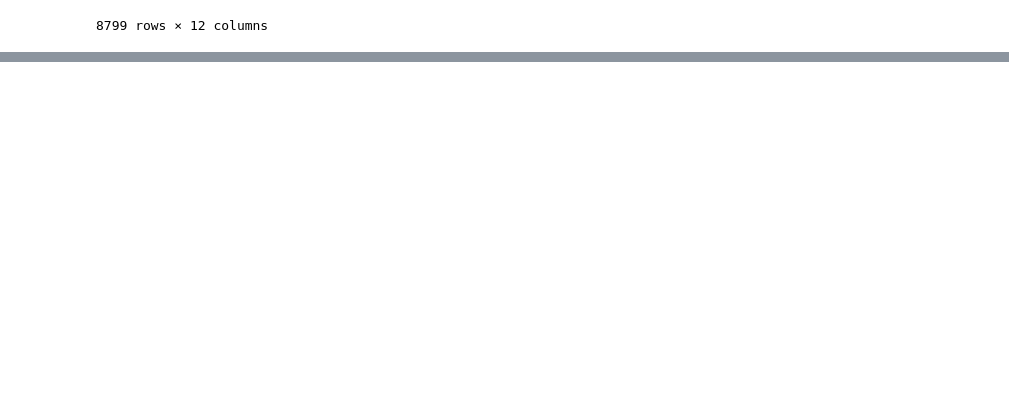
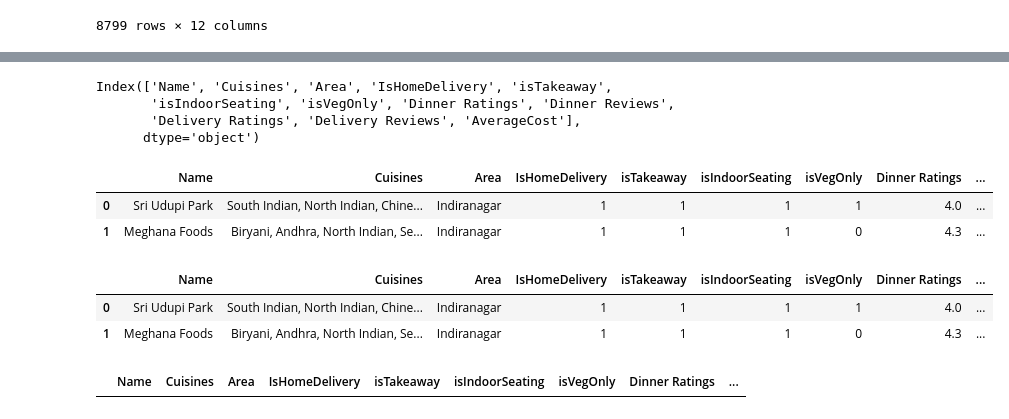
Before and after one commit to Karthik5412/Data-Cleaning, a Jupyter notebook: zomato.ipynb, the cells around one changed output, grey strips where cells are left out. Drawn from its saved outputs; the diff is of its cells as text; code cells hidden in the pictures; blank space fills up the shorter version.

```diff
--- a/zomato.ipynb
+++ b/zomato.ipynb
@@ -345,0 +357,19 @@ df.drop_duplicates(subset=['Name','Area'], keep='first')
+# %%
+df.columns
+# %% [output]
+Index(['Name', 'Cuisines', 'Area', 'IsHomeDelivery', 'isTakeaway',
+       'isIndoorSeating', 'isVegOnly', 'Dinner Ratings', 'Dinner Reviews',
+       'Delivery Ratings', 'Delivery Reviews', 'AverageCost'],
+      dtype='object')
+# %%
+# Removing bangalore from Area column because we are working on bangalore dataset
+def area_op(x):
+    return x.split(',')[0]
+
+df['Area'] = df['Area'].apply(area_op)
+# %%
+df.head(2)
+# %% [output]
+|  | Name | Cuisines | Area | IsHomeDelivery | isTakeaway | isIndoorSeating | isVegOnly | Dinner Ratings | ... |
+| 0 | Sri Udupi Park | South Indian, North Indian, Chine... | Indiranagar | 1 | 1 | 1 | 1 | 4.0 | ... |
+| 1 | Meghana Foods | Biryani, Andhra, North Indian, Se... | Indiranagar | 1 | 1 | 1 | 0 | 4.3 | ... |
@@ -345,0 +379,6 @@ df.drop_duplicates(subset=['Name','Area'], keep='first')
+# %%
+df.head(2)
+# %% [output]
+|  | Name | Cuisines | Area | IsHomeDelivery | isTakeaway | isIndoorSeating | isVegOnly | Dinner Ratings | ... |
+| 0 | Sri Udupi Park | South Indian, North Indian, Chine... | Indiranagar | 1 | 1 | 1 | 1 | 4.0 | ... |
+| 1 | Meghana Foods | Biryani, Andhra, North Indian, Se... | Indiranagar | 1 | 1 | 1 | 0 | 4.3 | ... |
@@ -345,0 +395,4 @@ df.drop_duplicates(subset=['Name','Area'], keep='first')
+# %%
+df[df['Discount'] <0]
+# %% [output]
+|  | Name | Cuisines | Area | IsHomeDelivery | isTakeaway | isIndoorSeating | isVegOnly | Dinner Ratings | ... |
```
Also changed, not shown: parts of 42 cells of this notebook.
